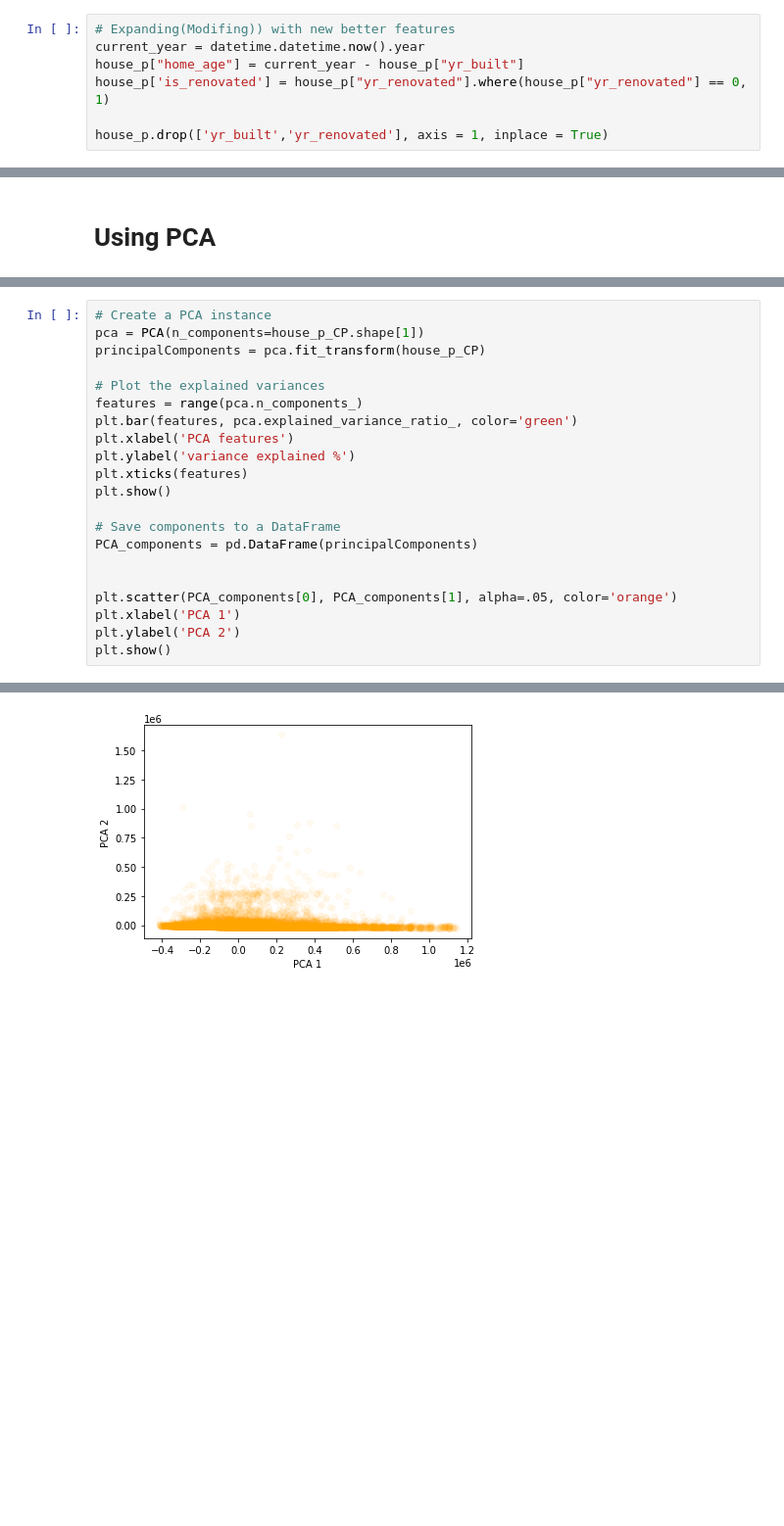
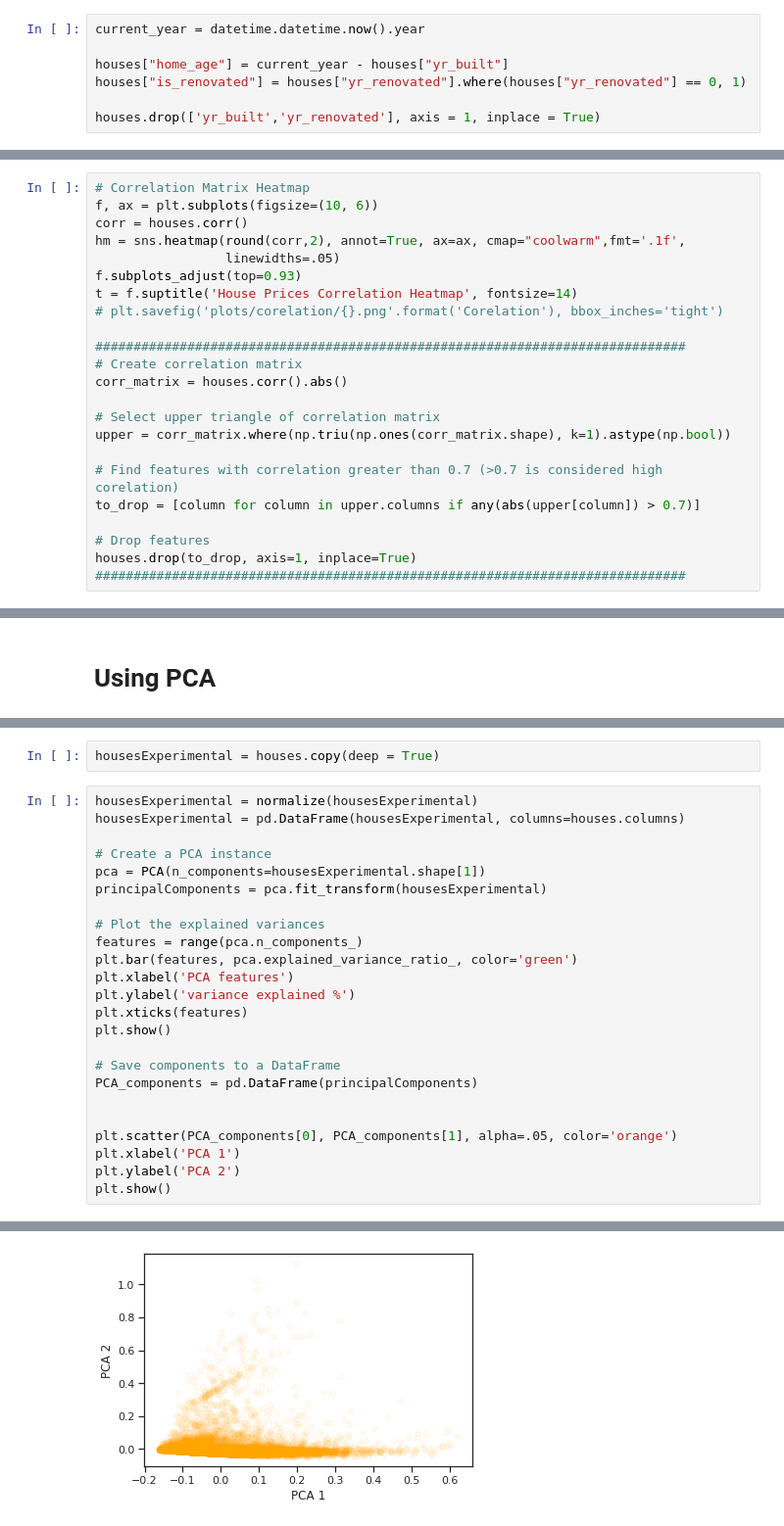
Before and after one commit to Grula/Real-estate-Price-Prediction, a Jupyter notebook: Clustering-V2.ipynb, the cells around one changed output, grey strips where cells are left out. Shown: that part at 98% size. Cells and saved outputs as stored; diff of their text form; blank space fills up the shorter version.

Commit message:
Added data overview and new clustering

```diff
--- a/Clustering-V2.ipynb
+++ b/Clustering-V2.ipynb
@@ -42,7 +75,7 @@ house_p
 # %%
-# Expanding(Modifing)) with new better features
 current_year = datetime.datetime.now().year
-house_p["home_age"] = current_year - house_p["yr_built"]
-house_p['is_renovated'] = house_p["yr_renovated"].where(house_p["yr_renovated"] == 0, 1)
 
-house_p.drop(['yr_built','yr_renovated'], axis = 1, inplace = True)
+houses["home_age"] = current_year - houses["yr_built"]
+houses["is_renovated"] = houses["yr_renovated"].where(houses["yr_renovated"] == 0, 1)
+
+houses.drop(['yr_built','yr_renovated'], axis = 1, inplace = True)
@@ -166,0 +188,23 @@ silhouette score is :  0.015469718099614439
+# %%
+# Correlation Matrix Heatmap
+f, ax = plt.subplots(figsize=(10, 6))
+corr = houses.corr()
+hm = sns.heatmap(round(corr,2), annot=True, ax=ax, cmap="coolwarm",fmt='.1f',
+                 linewidths=.05)
+f.subplots_adjust(top=0.93)
+t = f.suptitle('House Prices Correlation Heatmap', fontsize=14)
+# plt.savefig('plots/corelation/{}.png'.format('Corelation'), bbox_inches='tight')
+
+#############################################################################
+# Create correlation matrix
+corr_matrix = houses.corr().abs()
+
+# Select upper triangle of correlation matrix
+upper = corr_matrix.where(np.triu(np.ones(corr_matrix.shape), k=1).astype(np.bool))
+
+# Find features with correlation greater than 0.7 (>0.7 is considered high corelation)
+to_drop = [column for column in upper.columns if any(abs(upper[column]) > 0.7)]
+
+# Drop features
+houses.drop(to_drop, axis=1, inplace=True)
+#############################################################################
@@ -171,7 +579,12 @@ silhouette score is :  0.015469718099614439
+# %%
+housesExperimental = houses.copy(deep = True)
 # %%
+housesExperimental = normalize(housesExperimental)
+housesExperimental = pd.DataFrame(housesExperimental, columns=houses.columns)
+
 # Create a PCA instance
-pca = PCA(n_components=house_p_CP.shape[1])
-principalComponents = pca.fit_transform(house_p_CP)
+pca = PCA(n_components=housesExperimental.shape[1])
+principalComponents = pca.fit_transform(housesExperimental)
 
 # Plot the explained variances
 features = range(pca.n_components_)
@@ -194 +607 @@ plt.show()
-[figure, old version]
+[figure, new version]
```
Also changed, not shown: parts of 95 cells of this notebook, 38 other files.
